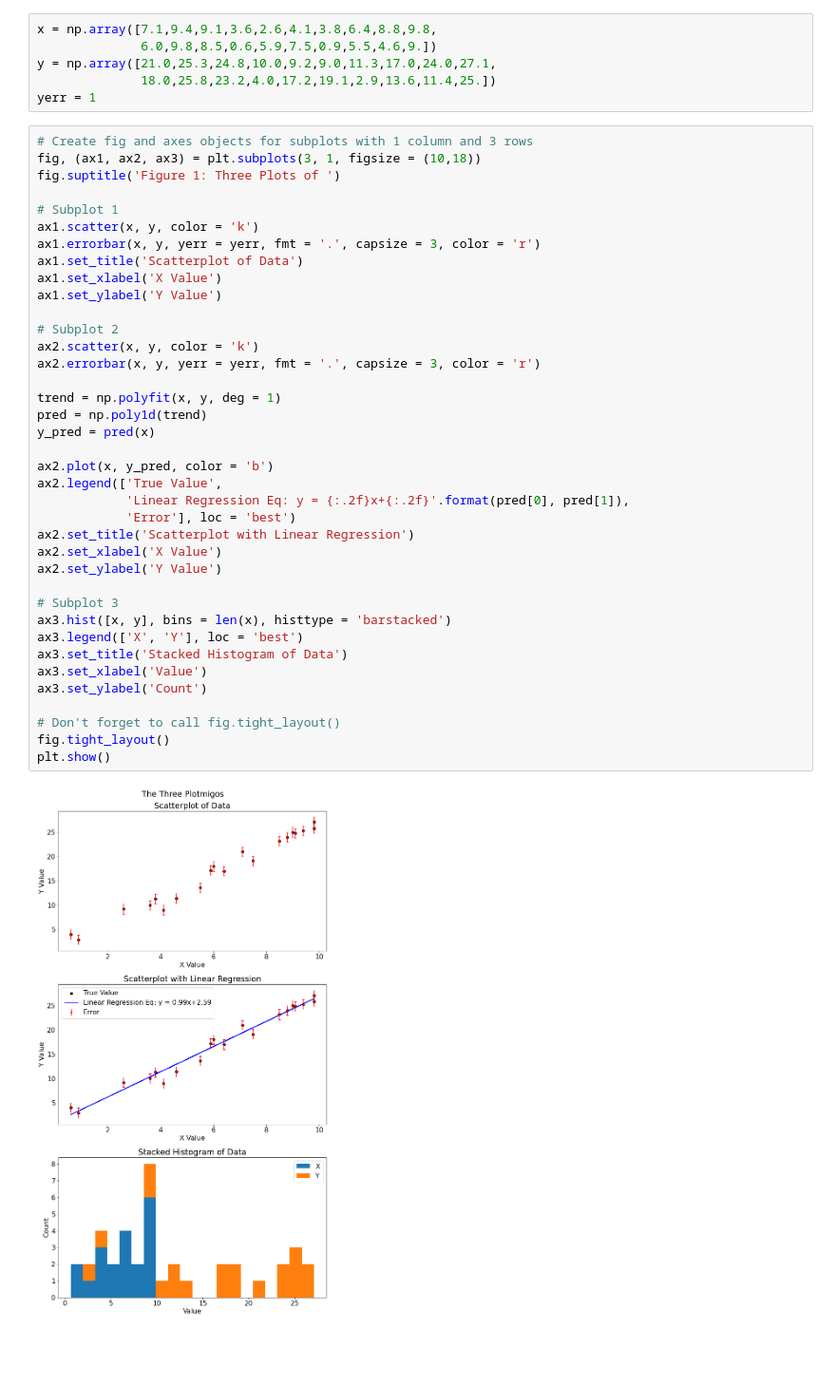
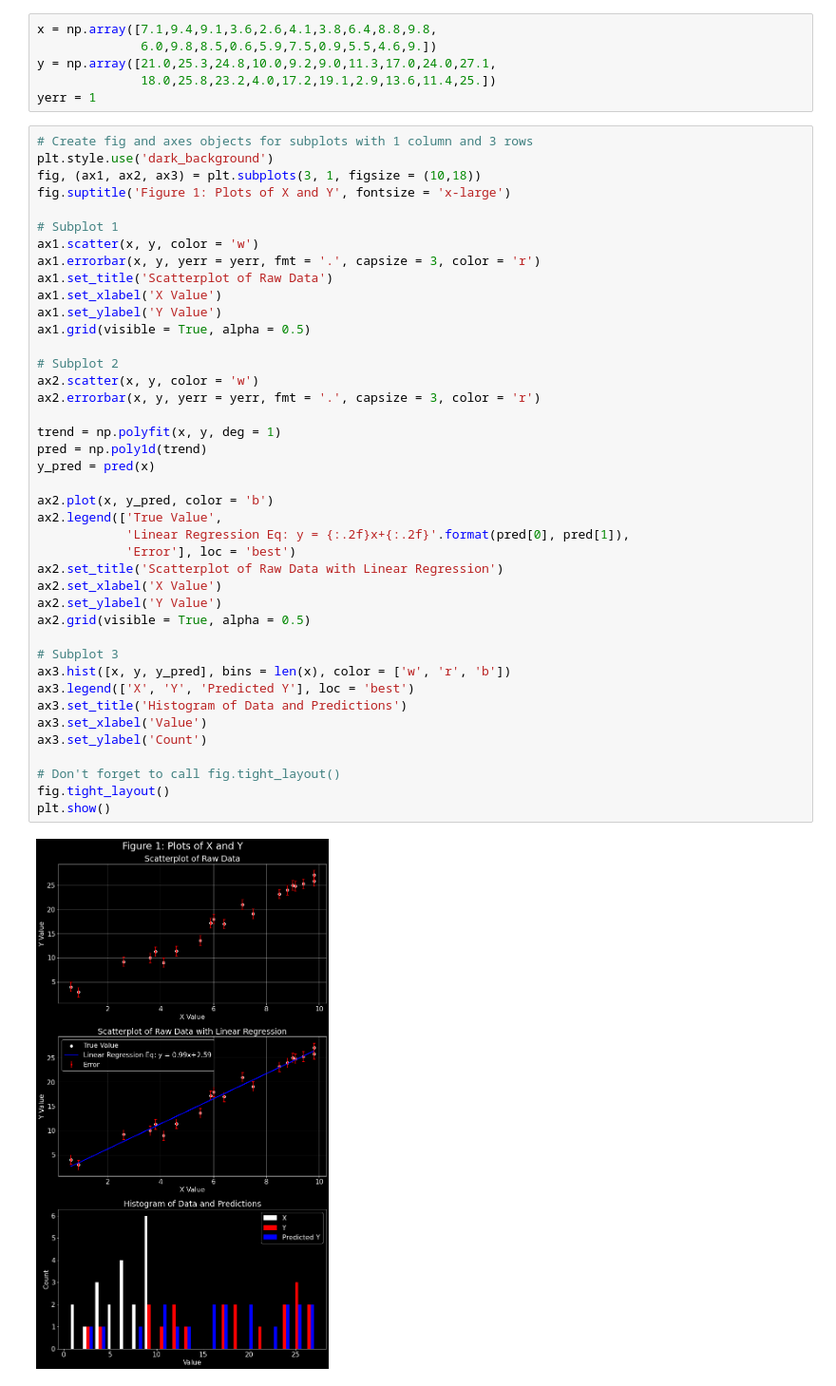
Before and after one commit to g-r-a-e-m-e/Intro-to-Astro2022, a Jupyter notebook: Week2_packages_plotting/matplotlib_tutorial.ipynb, the cells around one changed output. Shown at 95% size. Drawn from its saved outputs; the diff is of its cells as text; blank space fills up the shorter version.

```diff
--- a/Week2_packages_plotting/matplotlib_tutorial.ipynb
+++ b/Week2_packages_plotting/matplotlib_tutorial.ipynb
@@ -315,41 +315,44 @@ y = np.array([21.0,25.3,24.8,10.0,9.2,9.0,11.3,17.0,24.0,27.1,
 yerr = 1
 # %%
 # Create fig and axes objects for subplots with 1 column and 3 rows
+plt.style.use('dark_background')
 fig, (ax1, ax2, ax3) = plt.subplots(3, 1, figsize = (10,18))
-fig.suptitle('Figure 1: Three Plots of ')
+fig.suptitle('Figure 1: Plots of X and Y', fontsize = 'x-large')
 
 # Subplot 1
-ax1.scatter(x, y, color = 'k')
+ax1.scatter(x, y, color = 'w')
 ax1.errorbar(x, y, yerr = yerr, fmt = '.', capsize = 3, color = 'r')
-ax1.set_title('Scatterplot of Data')
+ax1.set_title('Scatterplot of Raw Data')
 ax1.set_xlabel('X Value')
 ax1.set_ylabel('Y Value')
+ax1.grid(visible = True, alpha = 0.5)
 
 # Subplot 2
-ax2.scatter(x, y, color = 'k')
+ax2.scatter(x, y, color = 'w')
 ax2.errorbar(x, y, yerr = yerr, fmt = '.', capsize = 3, color = 'r')
 
 trend = np.polyfit(x, y, deg = 1)
 pred = np.poly1d(trend)
 y_pred = pred(x)
 
 ax2.plot(x, y_pred, color = 'b')
 ax2.legend(['True Value',
             'Linear Regression Eq: y = {:.2f}x+{:.2f}'.format(pred[0], pred[1]),
             'Error'], loc = 'best')
-ax2.set_title('Scatterplot with Linear Regression')
+ax2.set_title('Scatterplot of Raw Data with Linear Regression')
 ax2.set_xlabel('X Value')
 ax2.set_ylabel('Y Value')
+ax2.grid(visible = True, alpha = 0.5)
 
 # Subplot 3
-ax3.hist([x, y], bins = len(x), histtype = 'barstacked')
-ax3.legend(['X', 'Y'], loc = 'best')
-ax3.set_title('Stacked Histogram of Data')
+ax3.hist([x, y, y_pred], bins = len(x), color = ['w', 'r', 'b'])
+ax3.legend(['X', 'Y', 'Predicted Y'], loc = 'best')
+ax3.set_title('Histogram of Data and Predictions')
 ax3.set_xlabel('Value')
 ax3.set_ylabel('Count')
 
 # Don't forget to call fig.tight_layout()
 fig.tight_layout()
 plt.show()
 # %% [output]
-[figure, old version]
+[figure, new version]
```
Also changed, not shown: parts of 3 cells of this notebook.
